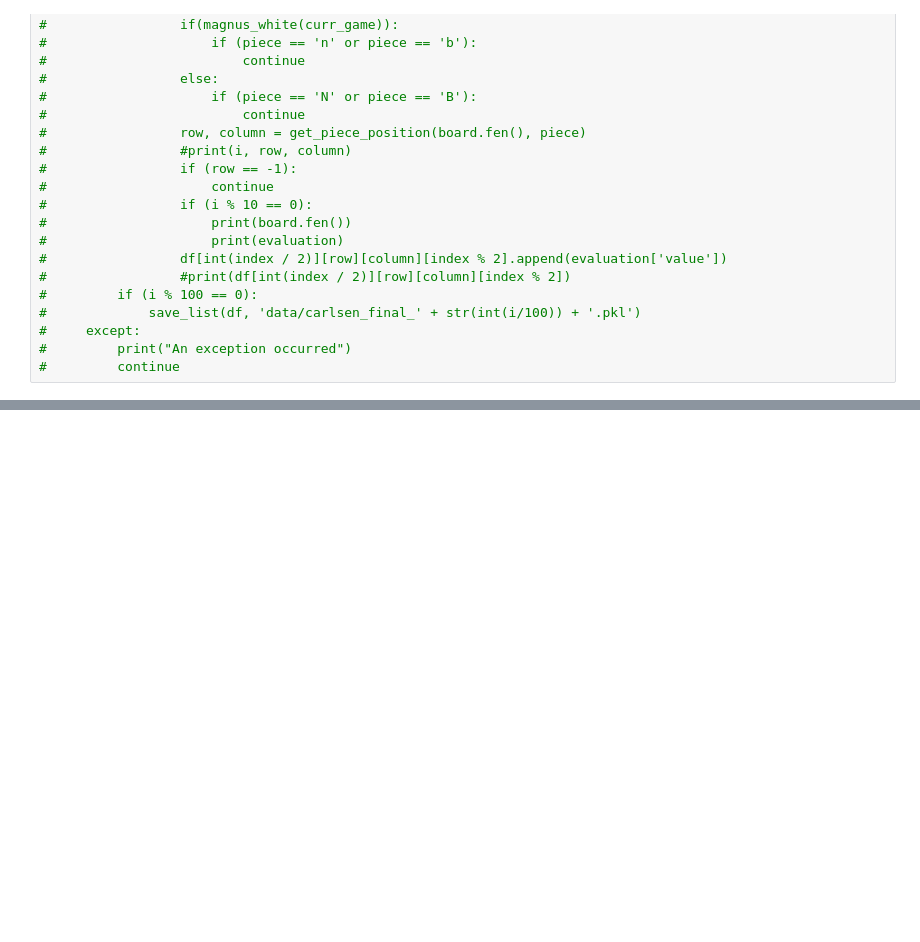
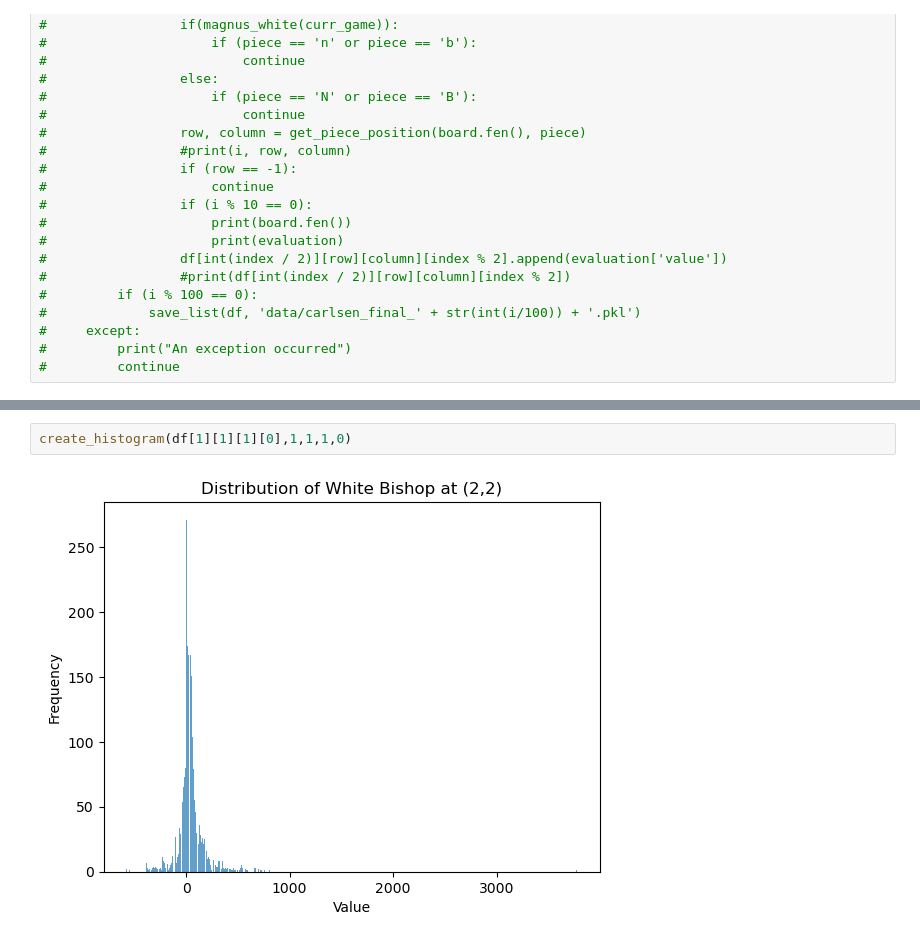
Before and after one commit to EulerPascal404/Chess-Square-Value, a Jupyter notebook: analyze_games.ipynb, the cells around one changed output, grey strips where cells are left out. Cells and saved outputs as stored; diff of their text form; blank space fills up the shorter version.

```diff
--- a/analyze_games.ipynb
+++ b/analyze_games.ipynb
@@ -187,0 +225,4 @@ df[1][7][7][1]
+# %%
+create_histogram(df[1][1][1][0],1,1,1,0)
+# %% [output]
+[figure, added]
```
Also changed, not shown: parts of 5 cells of this notebook, 2 other files.
